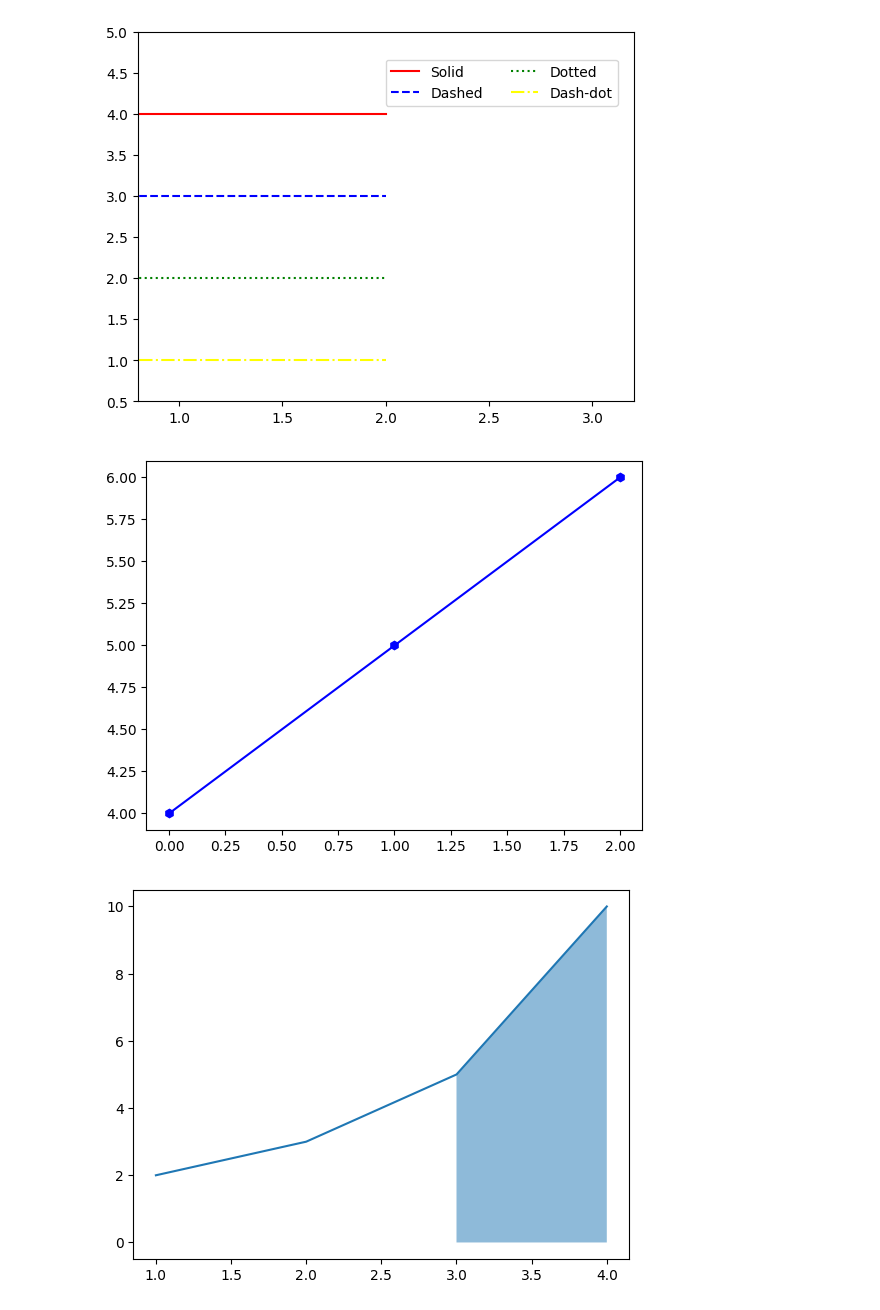
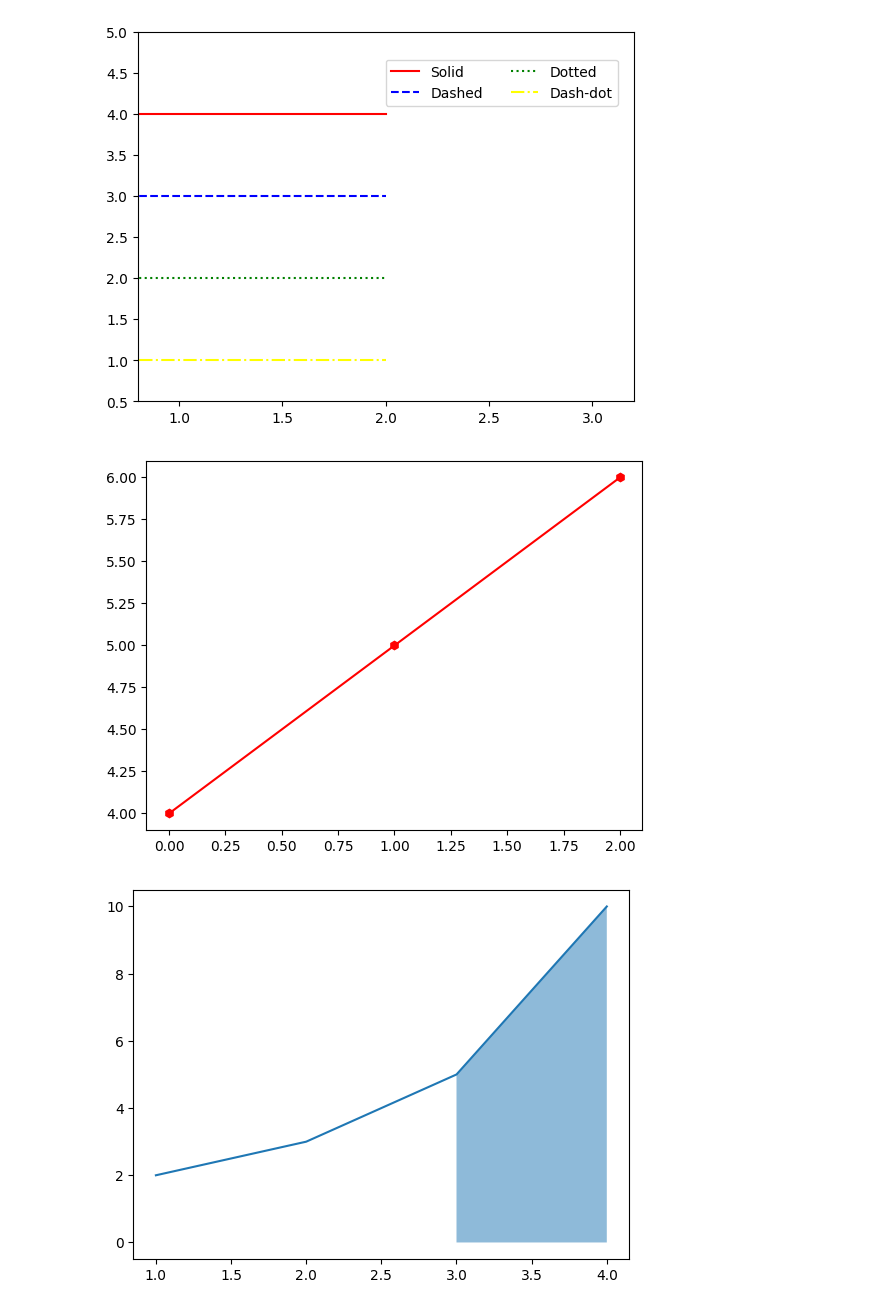
Before and after one commit to jin2-web/pandas_study, a Jupyter notebook: part4-2.ipynb, the cells around one changed output. Saved outputs shown, nothing was run; the diff lists cells and outputs as text; code cells hidden in the pictures.

```diff
--- a/part4-2.ipynb
+++ b/part4-2.ipynb
@@ -183,10 +183,10 @@ plt.show()
 # %% [output]
 [figure]
 # %%
-plt.plot([4,5,6], marker='h', color='#0100ff')
+plt.plot([4,5,6], marker='h', color='#ff0000') #   #ff0000
 plt.show()
 # %% [output]
-[figure, old version]
+[figure, new version]
 # %%
 # 그래프 영역 채우기
 # 그래프의 특정 영역을 채워서 강조할 때
```
Also changed, not shown: parts of 3 cells of this notebook, 5 other files.
